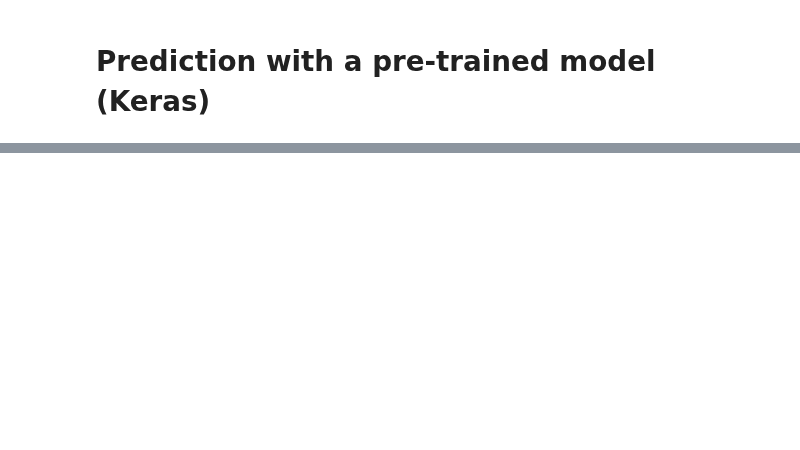
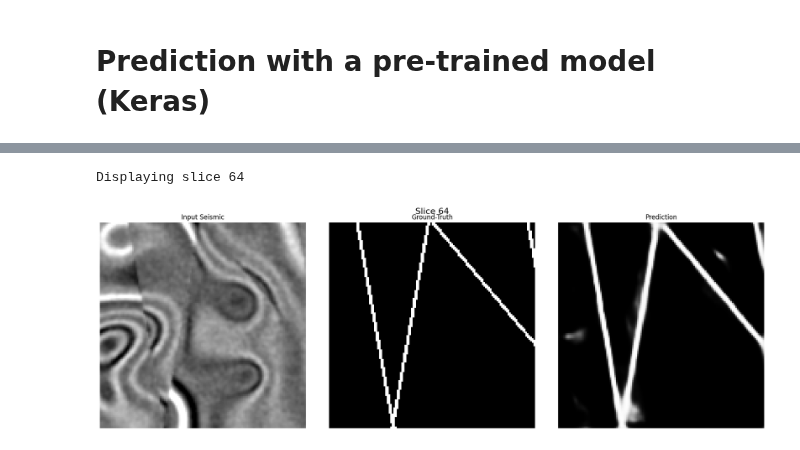
Before and after one commit to roderickperez/faultSeg_RPA, a Jupyter notebook: faultSeg_2019_keras_updated/prediction_keras.ipynb, the cells around one changed output, grey strips where cells are left out. Drawn from its saved outputs; the diff is of its cells as text; code cells hidden in the pictures; blank space fills up the shorter version.

```diff
--- a/faultSeg_2019_keras_updated/prediction_keras.ipynb
+++ b/faultSeg_2019_keras_updated/prediction_keras.ipynb
@@ -395,0 +65,6 @@ p2.imshow(gy3,interpolation="bilinear",vmin=0.4,vmax=1.0,cmap=plt.cm.gray)
+# %%
+# Step 3: Load the trained Keras model
+print("Loading model:", MODEL_PATH)
+model = load_model(MODEL_PATH,
+                   custom_objects={"cross_entropy_balanced": cross_entropy_balanced})
+model.summary()
@@ -395,0 +96,26 @@ p2.imshow(gy3,interpolation="bilinear",vmin=0.4,vmax=1.0,cmap=plt.cm.gray)
+# %%
+def plot_prediction_slices(gx_slice, fx_slice, fp_slice, title_suffix=""):
+    fig, (ax1, ax2, ax3) = plt.subplots(1, 3, figsize=(18, 6))
+    fig.suptitle(f"Slice {title_suffix}", fontsize=16)
+    ax1.set_title("Input Seismic");    ax1.imshow(gx_slice.T, cmap='gray', vmin=-2, vmax=2)
+    ax2.set_title("Ground-Truth");     ax2.imshow(fx_slice.T, cmap='gray', vmin=0, vmax=1)
+    ax3.set_title("Prediction");       ax3.imshow(fp_slice.T, cmap='gray', vmin=0, vmax=1)
+    for ax in (ax1, ax2, ax3): ax.axis('off')
+    plt.tight_layout(); plt.show()
+# %%
+# Step 4: Simple Prediction on a Validation Sample
+SAMPLE_ID = "10"
+gx = np.load(os.path.join(VAL_DIR, "seis", f"{SAMPLE_ID}.npy"))
+fx = np.load(os.path.join(VAL_DIR, "fault", f"{SAMPLE_ID}.npy"))
+
+gx_norm  = (gx - gx.mean()) / (gx.std() + 1e-8)
+gx_tr    = np.transpose(gx_norm)
+fx_tr    = np.transpose(fx)
+
+inp      = gx_tr.reshape(1, PATCH_N1, PATCH_N2, PATCH_N3, 1)
+fp_tr    = model.predict(inp, verbose=0)[0, ..., 0]
+
+SLICE = 64
+print(f"Displaying slice {SLICE}")
+plot_prediction_slices(gx_tr[SLICE], fx_tr[SLICE], fp_tr[SLICE], SLICE)
+# %% [output]
@@ -395,0 +141,2 @@ p2.imshow(gy3,interpolation="bilinear",vmin=0.4,vmax=1.0,cmap=plt.cm.gray)
+Displaying slice 64
+[figure, added]
```
Also changed, not shown: parts of 19 cells of this notebook.
